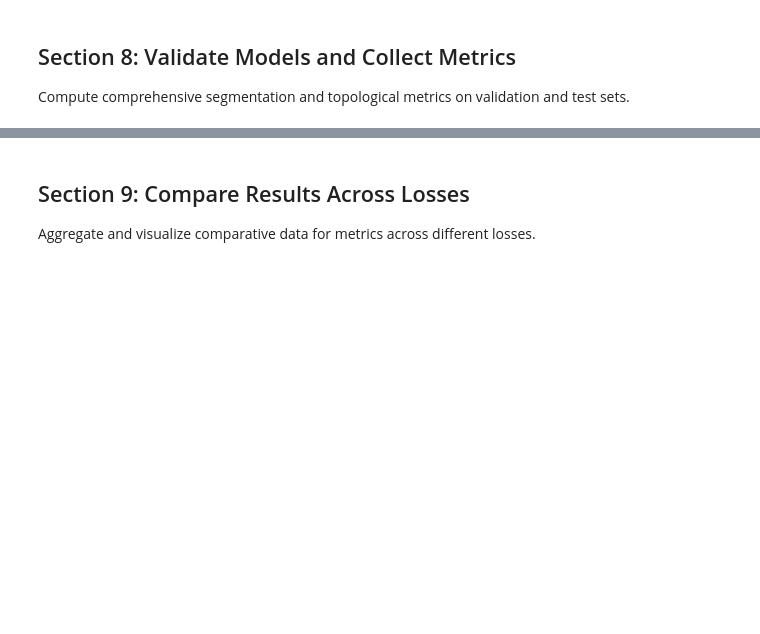
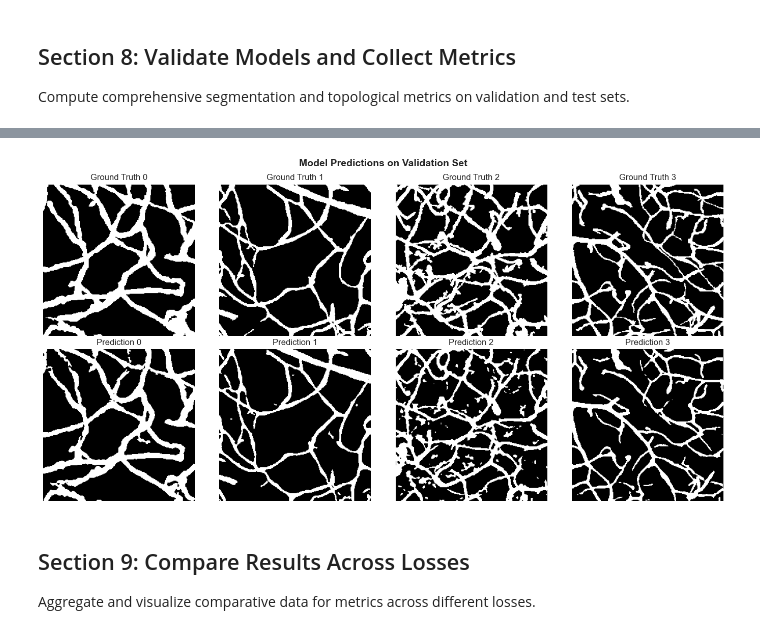
Before and after one commit to ProninEgorDm/TopologyLosses, a Jupyter notebook: pipeline_tutorial.ipynb, the cells around one changed output, grey strips where cells are left out. Saved outputs shown, nothing was run; the diff lists cells and outputs as text; code cells hidden in the pictures; blank space fills up the shorter version.

```diff
--- a/pipeline_tutorial.ipynb
+++ b/pipeline_tutorial.ipynb
@@ -620,3 +625,24 @@ plt.show()
+# %%
+# Visualize predictions
+fig, axes = plt.subplots(2, 4, figsize=(14, 7))
+fig.suptitle('Model Predictions on Validation Set', fontsize=14, fontweight='bold')
+
+for idx in range(4):
+    image = preds_all[idx].numpy()>0.7
+    target = targets_all[idx].numpy()
+
+    axes[0, idx].imshow(target, cmap='gray')
+    axes[0, idx].set_title(f'Ground Truth {idx}')
+    axes[0, idx].axis('off')
+
+    axes[1, idx].imshow(image, cmap='gray')
+    axes[1, idx].set_title(f'Prediction {idx}')
+    axes[1, idx].axis('off')
+
+plt.tight_layout()
+plt.show()
+# %% [output]
+[figure, added]
 # %% [markdown]
 ## Section 9: Compare Results Across Losses
 
```
Also changed, not shown: parts of 6 cells of this notebook, 15 other files.
